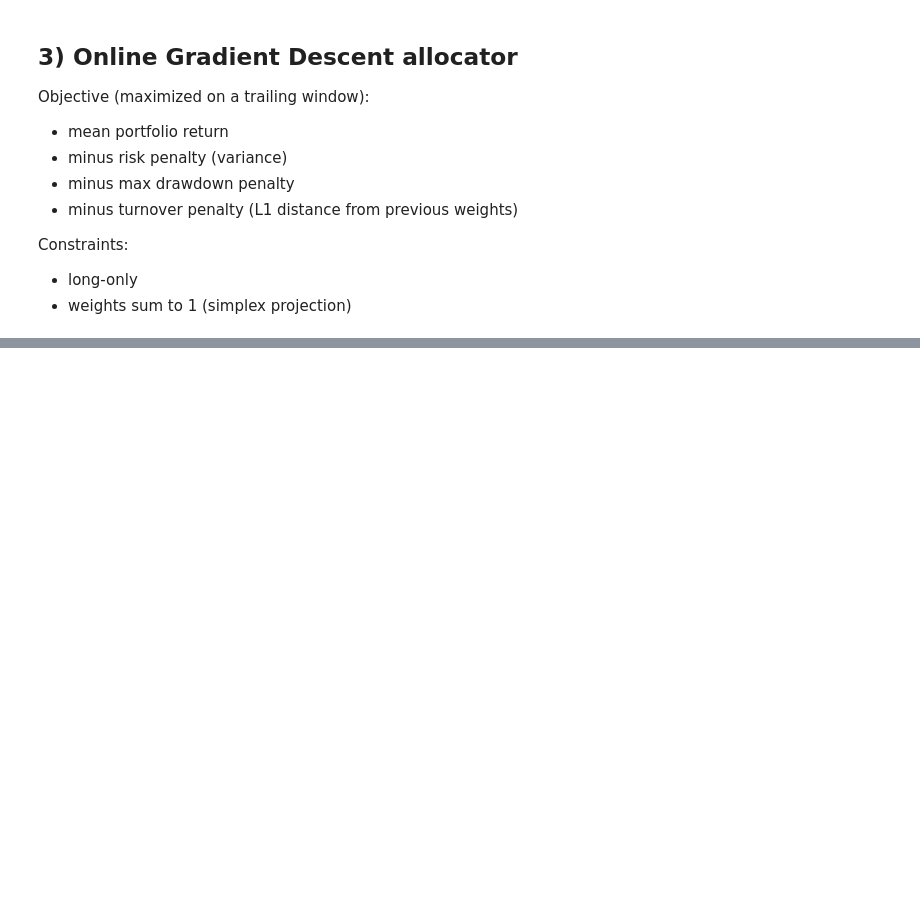
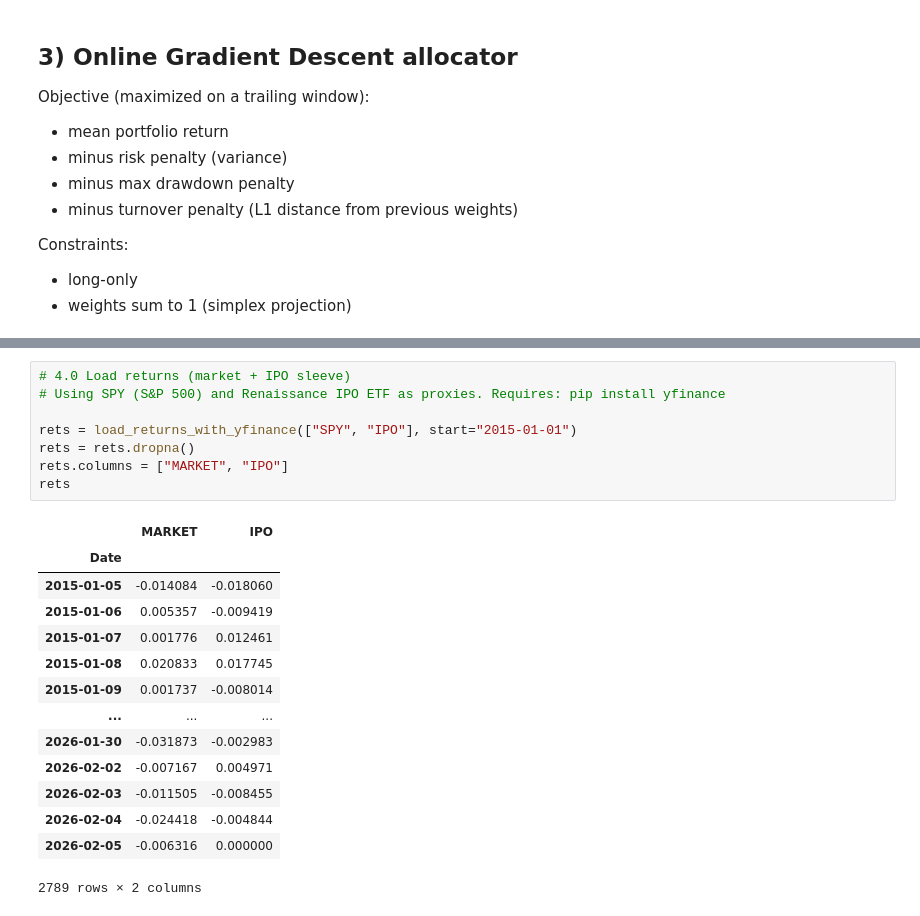
Before and after one commit to shivani9298/STAT-4830-OSO, a Jupyter notebook: Stock_vs_IPO_Online_OGD_Portfolio_Optimizer.ipynb, the cells around one changed output, grey strips where cells are left out. Cells and saved outputs as stored; diff of their text form; blank space fills up the shorter version.

```diff
--- a/Stock_vs_IPO_Online_OGD_Portfolio_Optimizer.ipynb
+++ b/Stock_vs_IPO_Online_OGD_Portfolio_Optimizer.ipynb
@@ -239 +232,24 @@ rets.head()
+# %%
+# 4.0 Load returns (market + IPO sleeve)
+# Using SPY (S&P 500) and Renaissance IPO ETF as proxies. Requires: pip install yfinance
+
+rets = load_returns_with_yfinance(["SPY", "IPO"], start="2015-01-01")
+rets = rets.dropna()
+rets.columns = ["MARKET", "IPO"]
+rets
+# %% [output]
+|  | MARKET | IPO |
+| Date |  |  |
+| 2015-01-05 | -0.014084 | -0.018060 |
+| 2015-01-06 | 0.005357 | -0.009419 |
+| 2015-01-07 | 0.001776 | 0.012461 |
+| 2015-01-08 | 0.020833 | 0.017745 |
+| 2015-01-09 | 0.001737 | -0.008014 |
+| ... | ... | ... |
+| 2026-01-30 | -0.031873 | -0.002983 |
+| 2026-02-02 | -0.007167 | 0.004971 |
+| 2026-02-03 | -0.011505 | -0.008455 |
+| 2026-02-04 | -0.024418 | -0.004844 |
+| 2026-02-05 | -0.006316 | 0.000000 |
+2789 rows × 2 columns
 # %%
```
Also changed, not shown: parts of 10 cells of this notebook, 2 other files.
